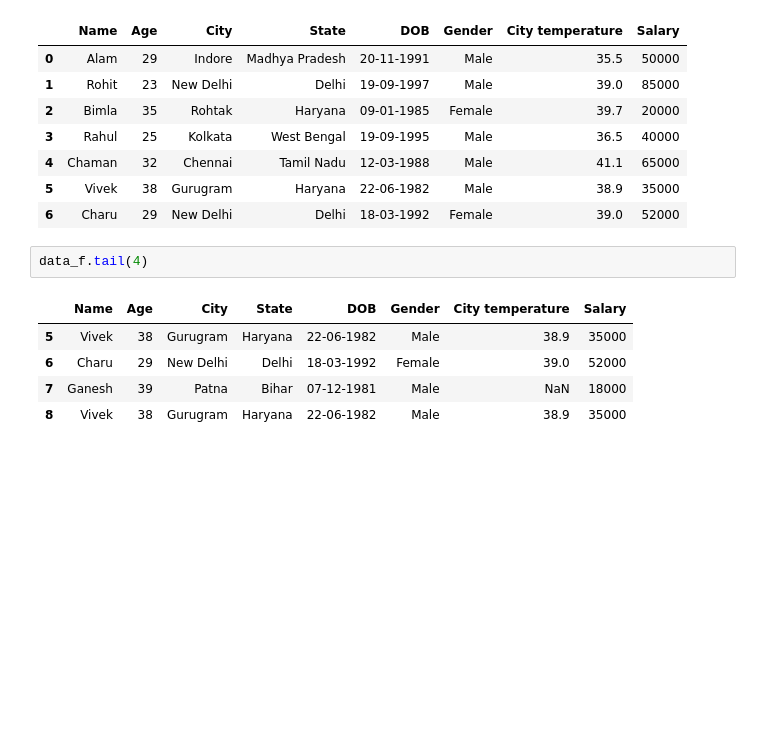
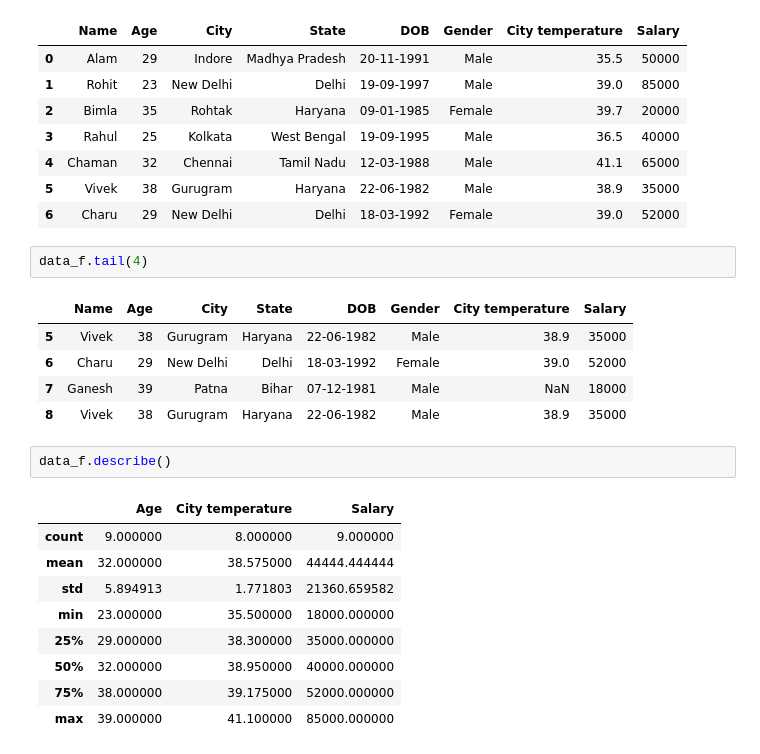
Before and after one commit to HotuRam/Pandas-tutorials, a Jupyter notebook: neweda.ipynb, the cells around one changed output. Saved outputs shown, nothing was run; the diff lists cells and outputs as text; blank space fills up the shorter version.

```diff
--- a/neweda.ipynb
+++ b/neweda.ipynb
@@ -28,3 +28,15 @@ data_f.tail(4)
 | 6 | Charu | 29 | New Delhi | Delhi | 18-03-1992 | Female | 39.0 | 52000 |
 | 7 | Ganesh | 39 | Patna | Bihar | 07-12-1981 | Male | NaN | 18000 |
 | 8 | Vivek | 38 | Gurugram | Haryana | 22-06-1982 | Male | 38.9 | 35000 |
+# %%
+data_f.describe()
+# %% [output]
+|  | Age | City temperature | Salary |
+| count | 9.000000 | 8.000000 | 9.000000 |
+| mean | 32.000000 | 38.575000 | 44444.444444 |
+| std | 5.894913 | 1.771803 | 21360.659582 |
+| min | 23.000000 | 35.500000 | 18000.000000 |
+| 25% | 29.000000 | 38.300000 | 35000.000000 |
+| 50% | 32.000000 | 38.950000 | 40000.000000 |
+| 75% | 38.000000 | 39.175000 | 52000.000000 |
+| max | 39.000000 | 41.100000 | 85000.000000 |
```
Also changed, not shown: parts of 12 cells of this notebook.
